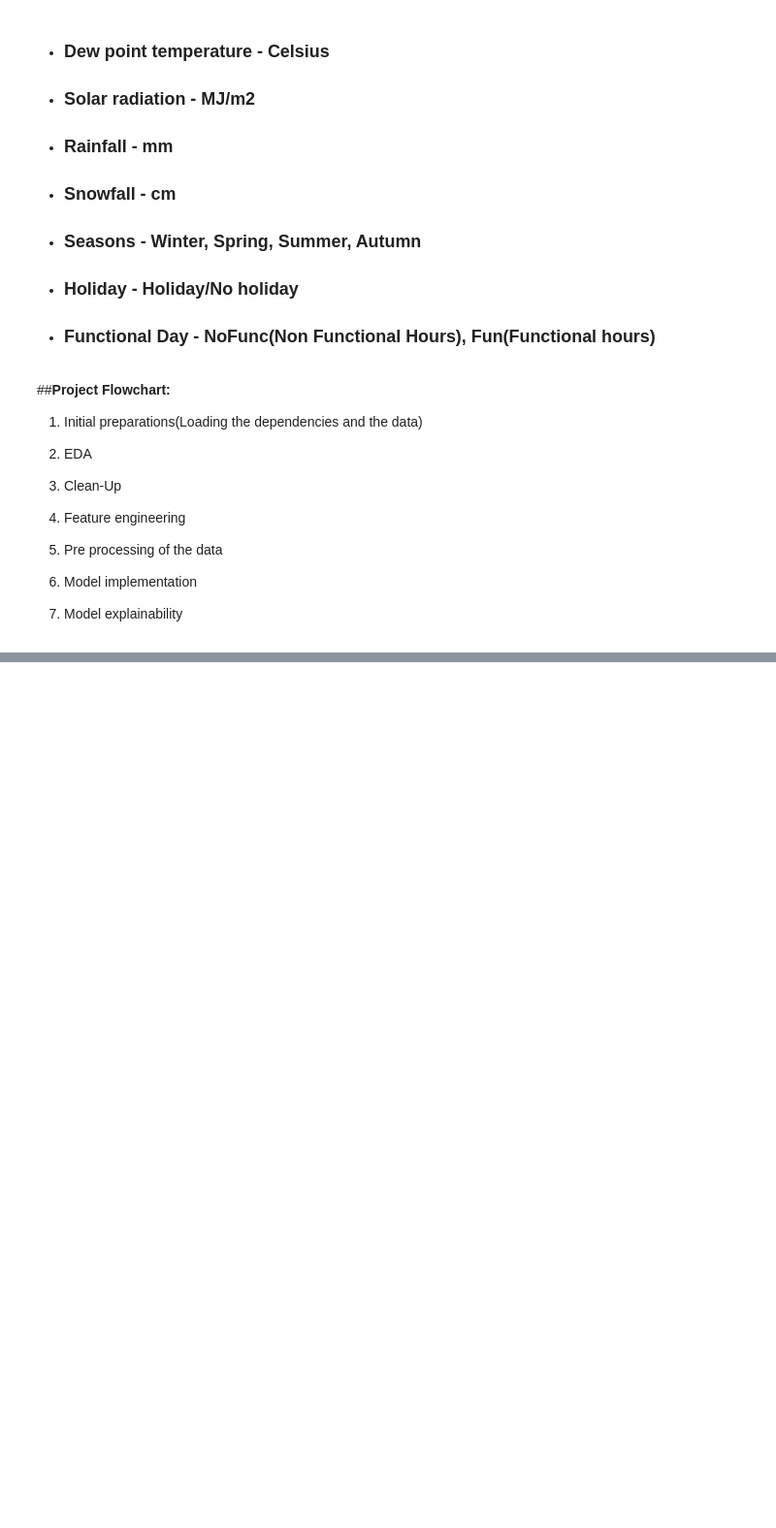
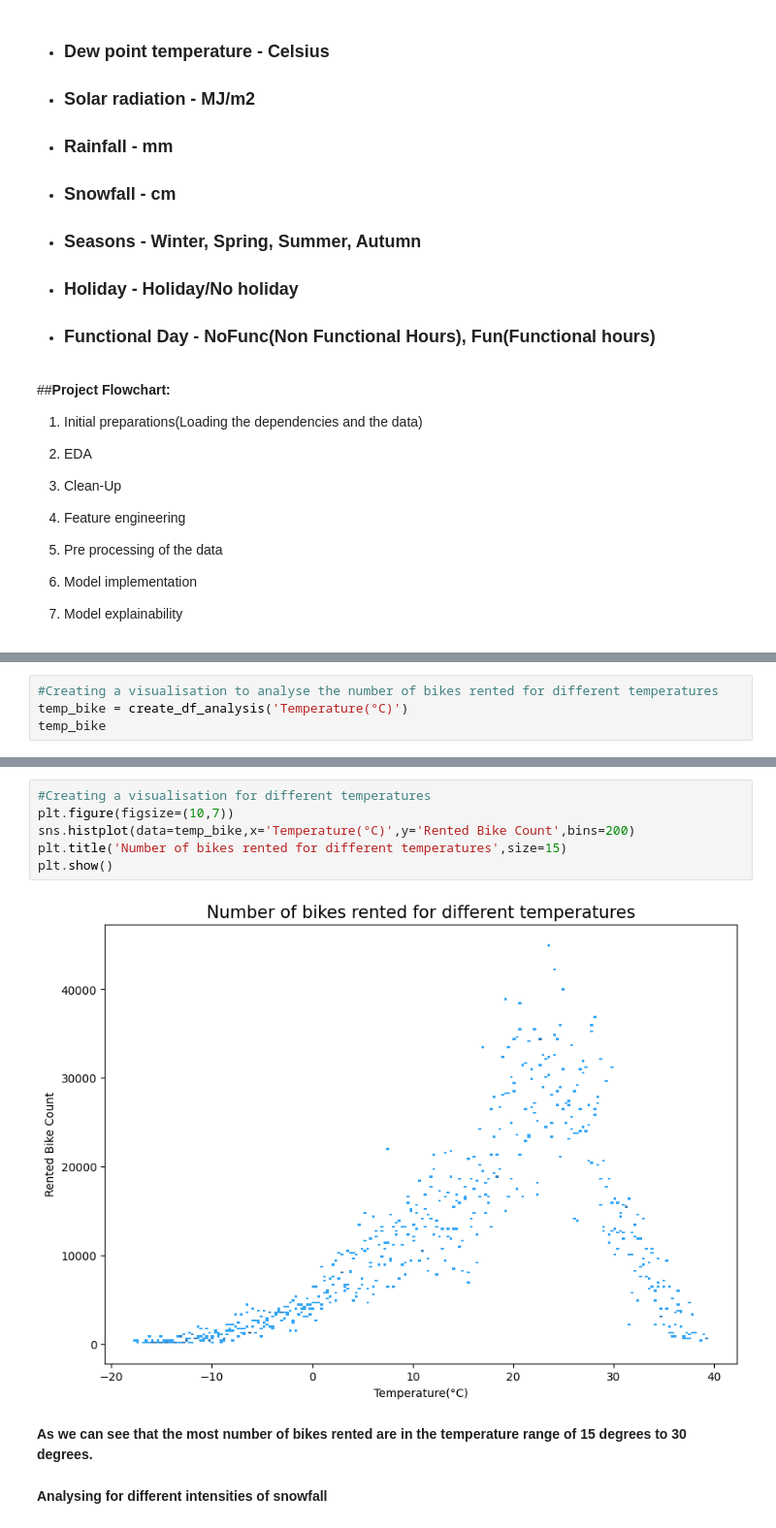
Before and after one commit to istekhar1543/bike-sharing-and-demand-prediction., a Jupyter notebook: bike_sharing_and_demand_prediction.ipynb, the cells around one changed output, grey strips where cells are left out. Shown at 97% size. Cells and saved outputs as stored; diff of their text form; blank space fills up the shorter version.

```diff
--- a/bike_sharing_and_demand_prediction.ipynb
+++ b/bike_sharing_and_demand_prediction.ipynb
@@ -51,0 +243,4 @@
+# %%
+#Creating a visualisation to analyse the number of bikes rented for different temperatures
+temp_bike = create_df_analysis('Temperature(°C)')
+temp_bike
@@ -51,0 +261,12 @@
+# %%
+#Creating a visualisation for different temperatures
+plt.figure(figsize=(10,7))
+sns.histplot(data=temp_bike,x='Temperature(°C)',y='Rented Bike Count',bins=200)
+plt.title('Number of bikes rented for different temperatures',size=15)
+plt.show()
+# %% [output]
+[figure, added]
+# %% [markdown]
+<b>As we can see that the most number of bikes rented are in the temperature range of 15 degrees to 30 degrees.</b>
+# %% [markdown]
+<b>Analysing for different intensities of snowfall</b>
```
Also changed, not shown: parts of 44 cells of this notebook.
